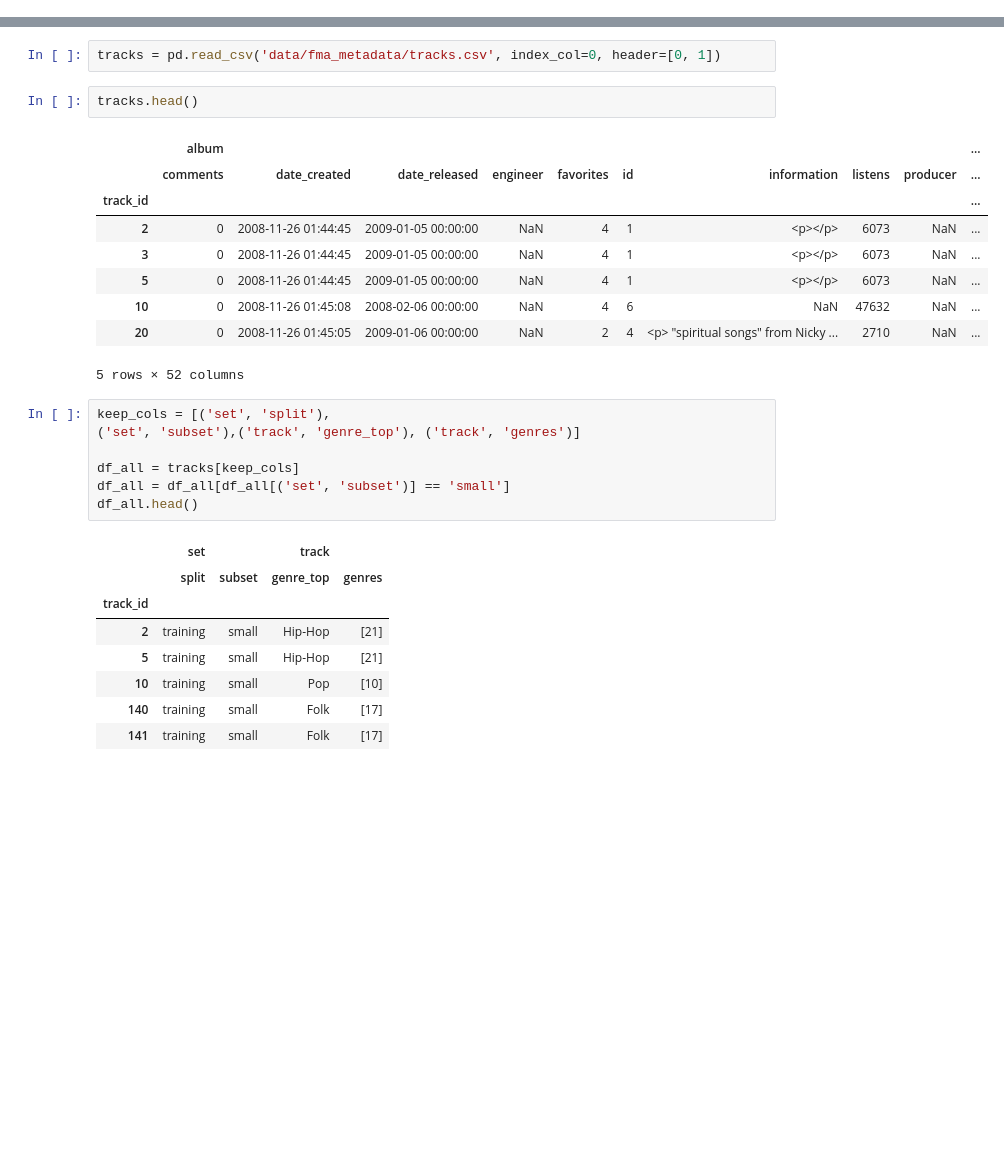
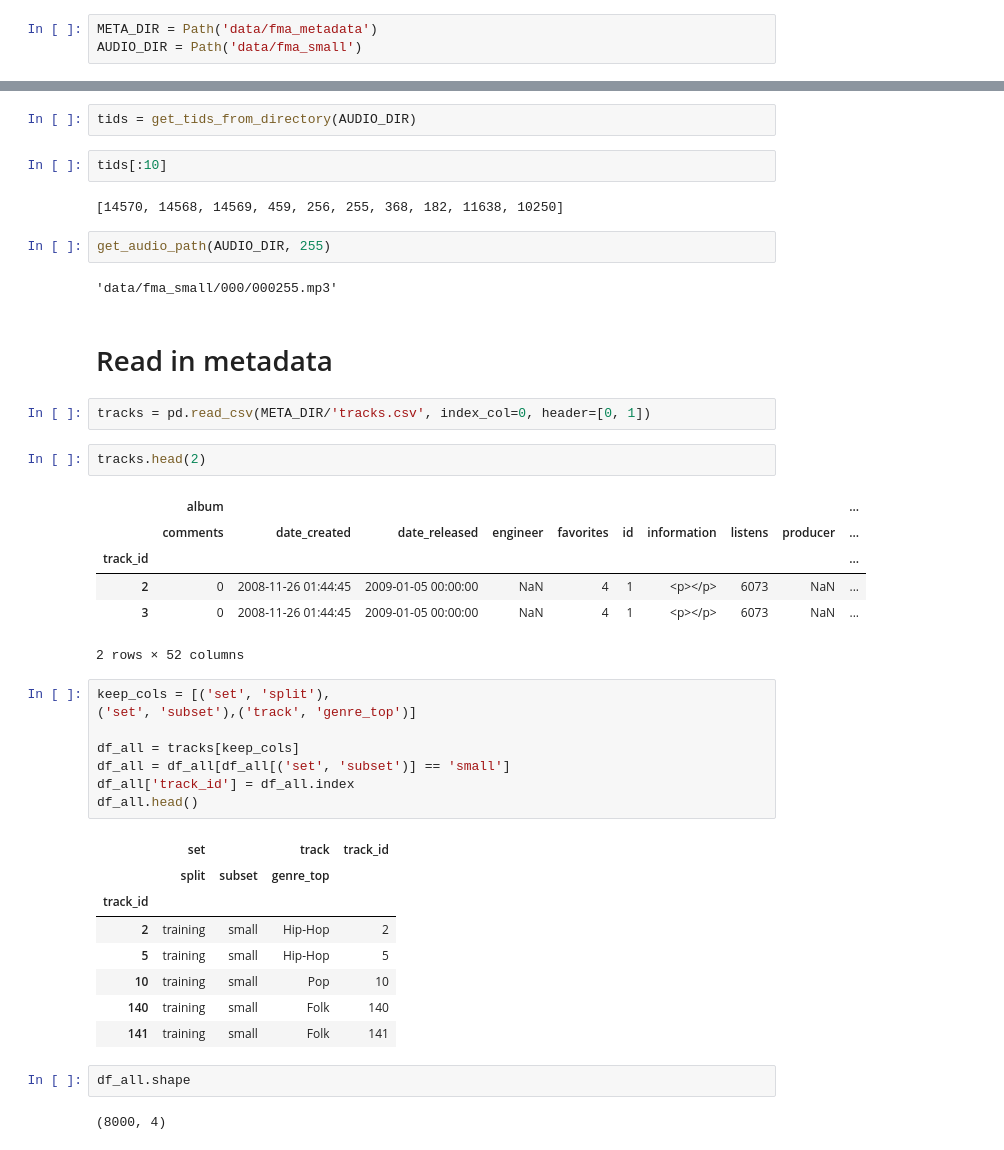
Before and after one commit to anthonybaulo/music-genre-classification, a Jupyter notebook: explore_data.ipynb, the cells around one changed output, grey strips where cells are left out. Cells and saved outputs as stored; diff of their text form; blank space fills up the shorter version.

```diff
--- a/explore_data.ipynb
+++ b/explore_data.ipynb
@@ -11,0 +14,3 @@ import librosa.display
+# %%
+META_DIR = Path('data/fma_metadata')
+AUDIO_DIR = Path('data/fma_small')
@@ -12,30 +54,44 @@ import librosa.display
+# %%
+tids = get_tids_from_directory(AUDIO_DIR)
+# %%
+tids[:10]
+# %% [output]
+[14570, 14568, 14569, 459, 256, 255, 368, 182, 11638, 10250]
+# %%
+get_audio_path(AUDIO_DIR, 255)
+# %% [output]
+'data/fma_small/000/000255.mp3'
+# %% [markdown]
+# Read in metadata
 # %%
-tracks = pd.read_csv('data/fma_metadata/tracks.csv', index_col=0, header=[0, 1])
+tracks = pd.read_csv(META_DIR/'tracks.csv', index_col=0, header=[0, 1])
 # %%
-tracks.head()
+tracks.head(2)
 # %% [output]
 |  | album |  |  |  |  |  |  |  |  | ... |
 |  | comments | date_created | date_released | engineer | favorites | id | information | listens | producer | ... |
 | track_id |  |  |  |  |  |  |  |  |  | ... |
 | 2 | 0 | 2008-11-26 01:44:45 | 2009-01-05 00:00:00 | NaN | 4 | 1 | <p></p> | 6073 | NaN | ... |
 | 3 | 0 | 2008-11-26 01:44:45 | 2009-01-05 00:00:00 | NaN | 4 | 1 | <p></p> | 6073 | NaN | ... |
-| 5 | 0 | 2008-11-26 01:44:45 | 2009-01-05 00:00:00 | NaN | 4 | 1 | <p></p> | 6073 | NaN | ... |
-| 10 | 0 | 2008-11-26 01:45:08 | 2008-02-06 00:00:00 | NaN | 4 | 6 | NaN | 47632 | NaN | ... |
-| 20 | 0 | 2008-11-26 01:45:05 | 2009-01-06 00:00:00 | NaN | 2 | 4 | <p> "spiritual songs" from Nicky ... | 2710 | NaN | ... |
-5 rows × 52 columns
+2 rows × 52 columns
 # %%
 keep_cols = [('set', 'split'),
-('set', 'subset'),('track', 'genre_top'), ('track', 'genres')]
+('set', 'subset'),('track', 'genre_top')]
 
 df_all = tracks[keep_cols]
 df_all = df_all[df_all[('set', 'subset')] == 'small']
+df_all['track_id'] = df_all.index
 df_all.head()
 # %% [output]
-|  | set |  | track |  |
-|  | split | subset | genre_top | genres |
+|  | set |  | track | track_id |
+|  | split | subset | genre_top |  |
 | track_id |  |  |  |  |
-| 2 | training | small | Hip-Hop | [21] |
-| 5 | training | small | Hip-Hop | [21] |
-| 10 | training | small | Pop | [10] |
-| 140 | training | small | Folk | [17] |
-| 141 | training | small | Folk | [17] |
+| 2 | training | small | Hip-Hop | 2 |
+| 5 | training | small | Hip-Hop | 5 |
+| 10 | training | small | Pop | 10 |
+| 140 | training | small | Folk | 140 |
+| 141 | training | small | Folk | 141 |
+# %%
+df_all.shape
+# %% [output]
+(8000, 4)
```
Also changed, not shown: parts of 13 cells of this notebook.
